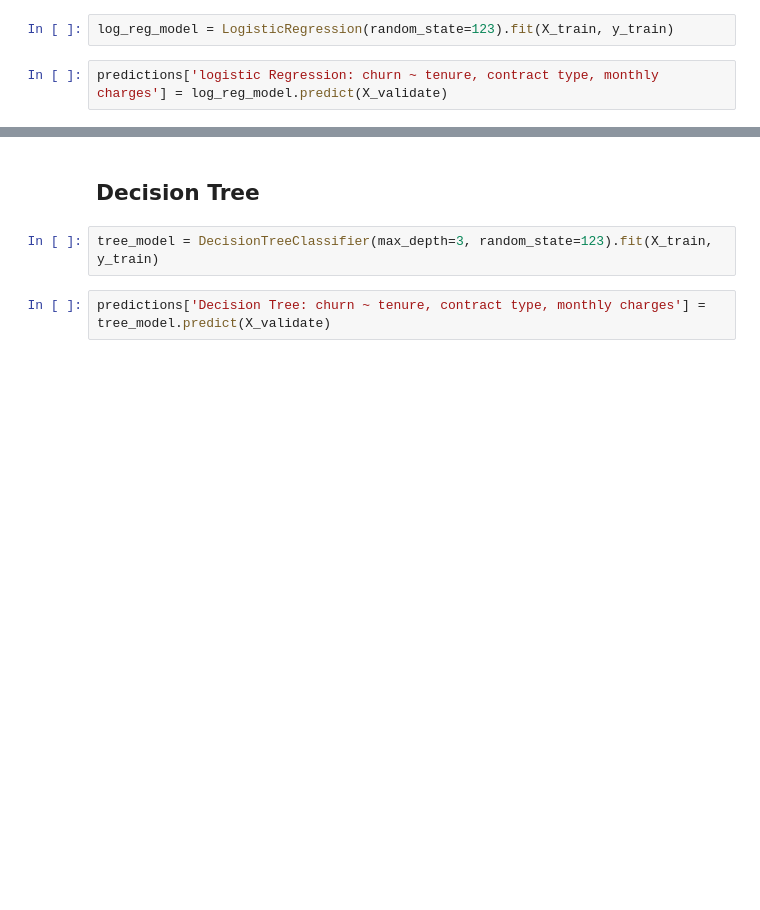
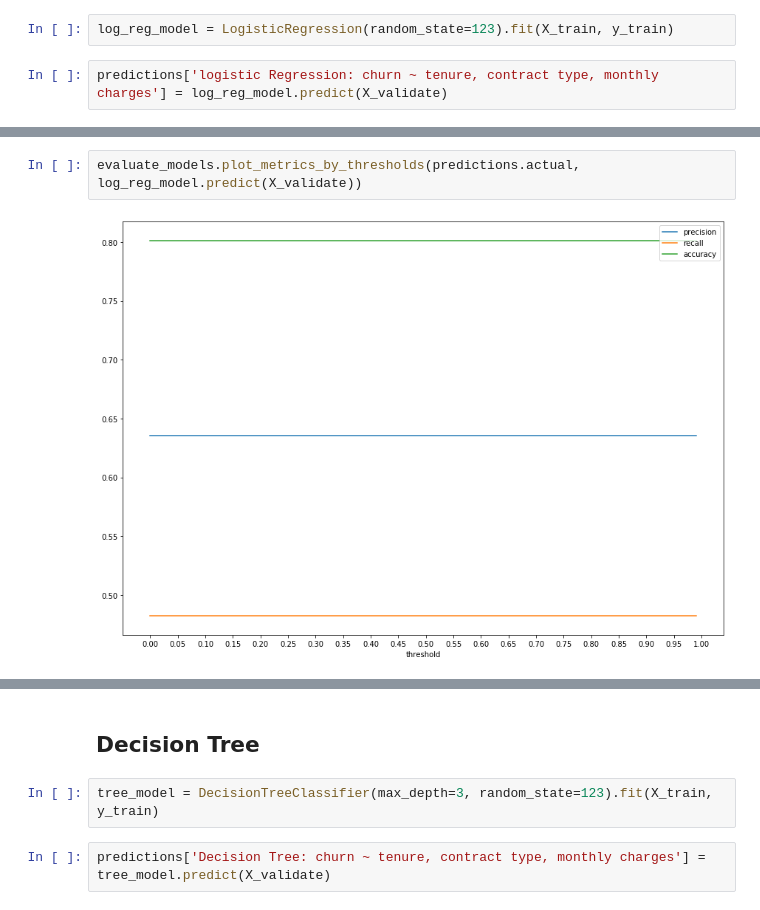
Before and after one commit to Churning-Up-the-Heat/classification-project, a Jupyter notebook: shay_main.ipynb, the cells around one changed output, grey strips where cells are left out. Cells and saved outputs as stored; diff of their text form; blank space fills up the shorter version.

```diff
--- a/shay_main.ipynb
+++ b/shay_main.ipynb
@@ -60,0 +96,4 @@ predictions['logistic Regression: churn ~ tenure, contract type, monthly charges
+# %%
+evaluate_models.plot_metrics_by_thresholds(predictions.actual, log_reg_model.predict(X_validate))
+# %% [output]
+[figure, added]
```
Also changed, not shown: parts of 26 cells of this notebook.
